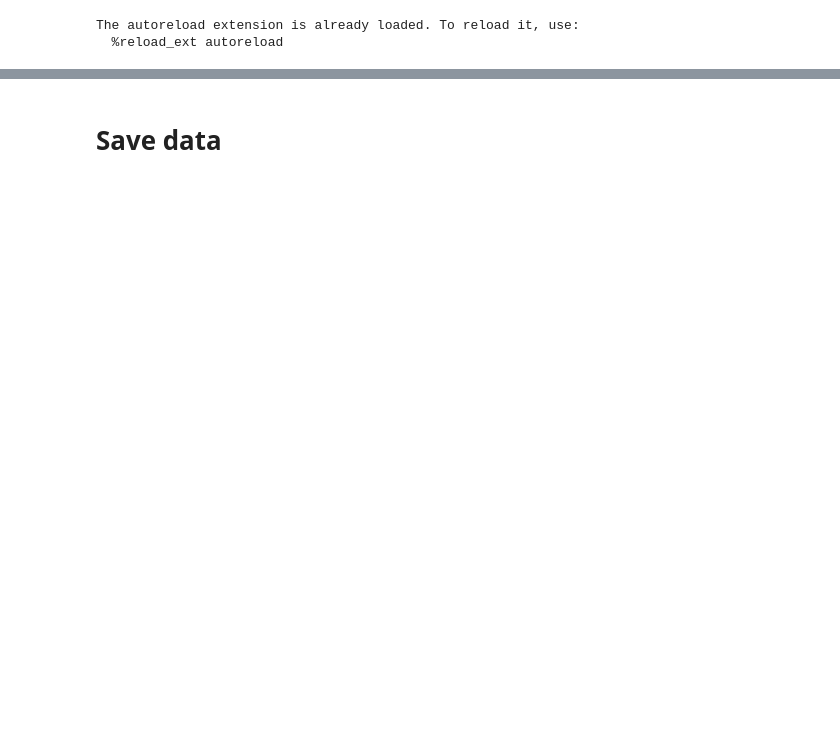
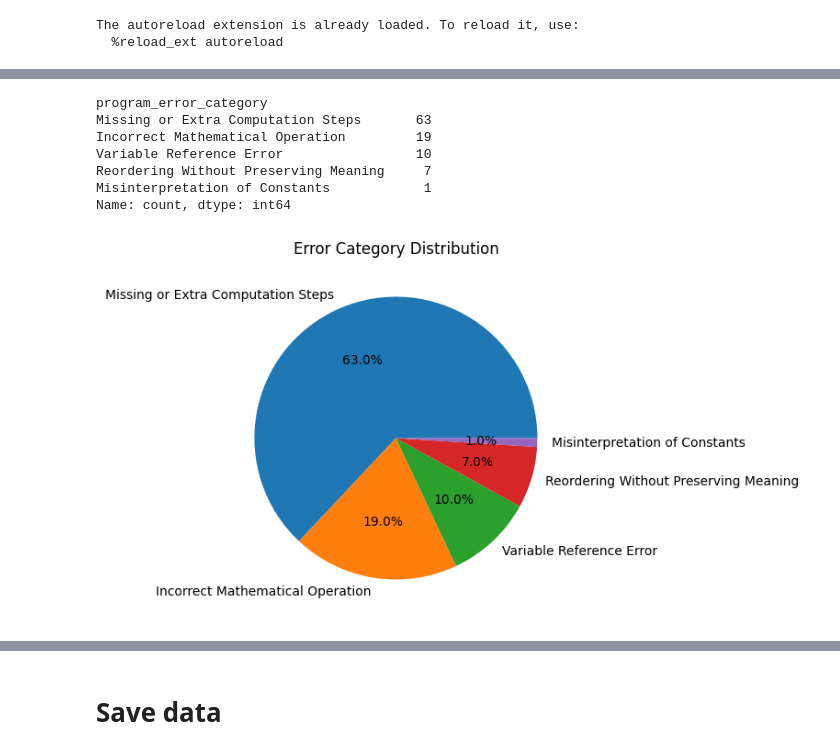
Before and after one commit to Kesh1955/LLM_Project, a Jupyter notebook: project/project/02_Program_Eval.ipynb, the cells around one changed output, grey strips where cells are left out. Drawn from its saved outputs; the diff is of its cells as text; code cells hidden in the pictures; blank space fills up the shorter version.

```diff
--- a/project/project/02_Program_Eval.ipynb
+++ b/project/project/02_Program_Eval.ipynb
@@ -199,0 +222,5 @@ ImportError: cannot import name 'V1_PROGRAM_EVALUATION_PROMPT' from 'src.program
+# %%
+# Lets only look at false
+train_df_false_only = train_df[train_df["program_equivalence"] == 0]
+len(train_df_false_only)
+train_df_false_only.head(2)
@@ -200,13 +264,13 @@ ImportError: cannot import name 'V1_PROGRAM_EVALUATION_PROMPT' from 'src.program
 # %%
-from src.LLM_as_judge.answer import V1_PROGRAM_FEW_SHOT_PROMPT
+from src.LLM_as_judge.program import PROGRAM_ERROR_CATEGORIZATION_PROMPT
 
-llm_exp_train_df = add_llm_explanation_column(
-    df=train_df,
-    system_prompts_dict=V1_PROGRAM_FEW_SHOT_PROMPT, # This is where llm will give an eval of 0-1 similarity score
-    model_name=gpt_40-mini,
-    gold_col="clean_gold_answer",
-    pred_col="model_answer",
-    new_col_name="",
+llm_exp_train_df= add_llm_explanation_column(
+    df=llm_exp_train_df,
+    system_prompts_dict=PROGRAM_ERROR_CATEGORIZATION_PROMPT,
+    model_name=gpt_4o_mini,
+    gold_col="program",
+    pred_col="program_reasoning",
+    new_col_name="program_error_category",
     table = "html_table"
 )
 
@@ -213,0 +285,3 @@ llm_exp_train_df.head(5)
+# %%
+llm_exp_train_df['program_error_category'] = llm_exp_train_df['program_error_category'].astype('category')
+print(llm_exp_train_df['program_error_category'].dtypes)
@@ -213,0 +312,28 @@ llm_exp_train_df.head(5)
+# %%
+import pandas as pd
+import matplotlib.pyplot as plt
+
+# Suppose your DataFrame is named 'df'
+# and has a column called 'answer_error_category'
+
+# 1. Count per category
+category_counts = llm_exp_train_df['program_error_category'].value_counts(dropna=False)
+print(category_counts)
+
+
+
+# 2. Pie chart
+plt.figure(figsize=(5, 5))
+category_counts.plot(kind='pie', autopct='%1.1f%%')
+plt.title('Error Category Distribution')
+plt.ylabel('')  # hide the default label
+plt.show()
+# %% [output]
+program_error_category
+Missing or Extra Computation Steps       63
+Incorrect Mathematical Operation         19
+Variable Reference Error                 10
+Reordering Without Preserving Meaning     7
+Misinterpretation of Constants            1
+Name: count, dtype: int64
+[figure, added]
```
Also changed, not shown: parts of 43 cells of this notebook, 3 other files.
